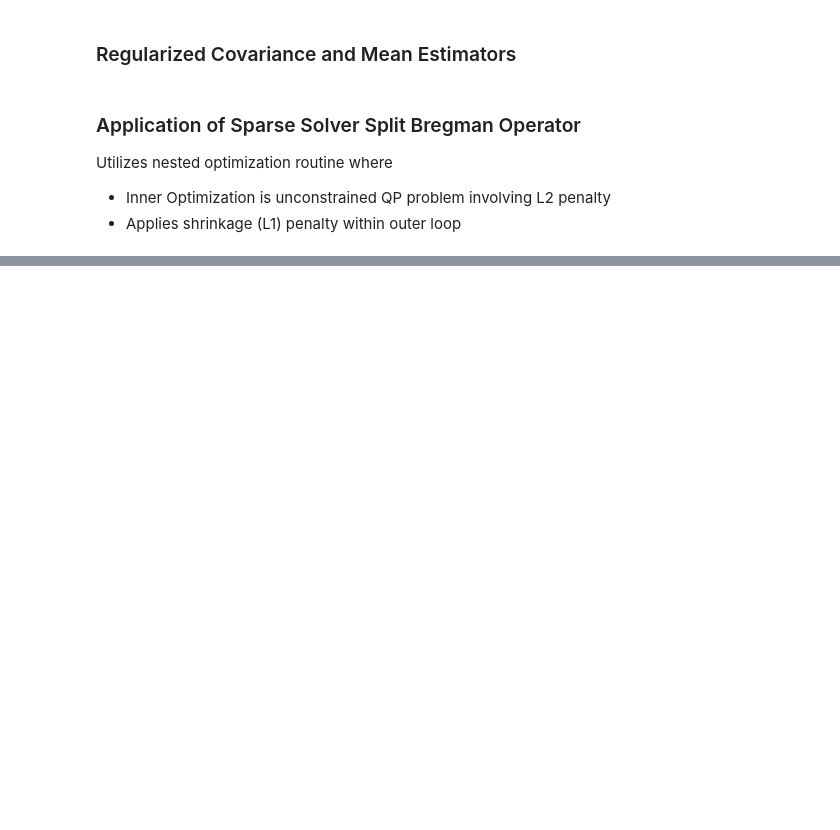
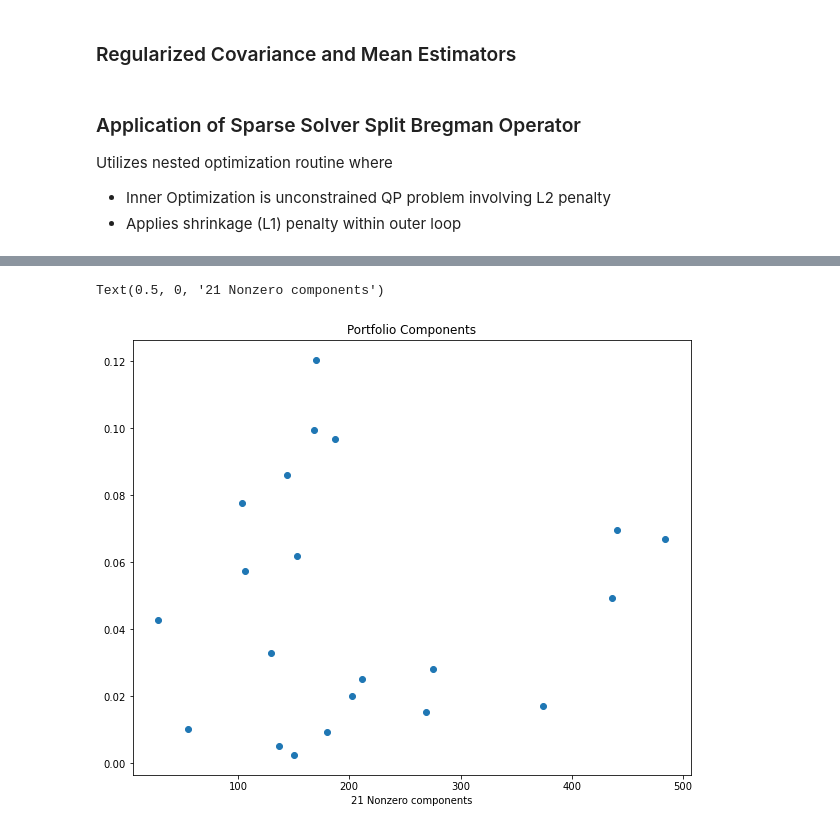
Before and after one commit to jasonbohne123/Split_Bregman_MPT, a Jupyter notebook: Split_Bregman_Portfolio.ipynb, the cells around one changed output, grey strips where cells are left out. Cells and saved outputs as stored; diff of their text form; code cells hidden in the pictures; blank space fills up the shorter version.

Commit message:
updated portfolios

```diff
--- a/Split_Bregman_Portfolio.ipynb
+++ b/Split_Bregman_Portfolio.ipynb
@@ -159,0 +139,3 @@ Terminated in 1001 iterations of error 9.402199075505113e-09
+# %%
+lambda1=0.1
+w=split_bregman(returns_mean,returns_cov,lambda1=lambda1,tol=1e-8,maxiter=250)
@@ -159,0 +155,10 @@ Terminated in 1001 iterations of error 9.402199075505113e-09
+# %%
+nonzero_w=np.where(w>0)[0]
+
+fig,ax=plt.subplots(figsize=(10,8))
+plt.title("Portfolio Components")
+plt.scatter(nonzero_w,w[nonzero_w])
+plt.xlabel(f"{len(nonzero_w)} Nonzero components")
+# %% [output]
+Text(0.5, 0, '21 Nonzero components')
+[figure, added]
```
Also changed, not shown: parts of 12 cells of this notebook.
